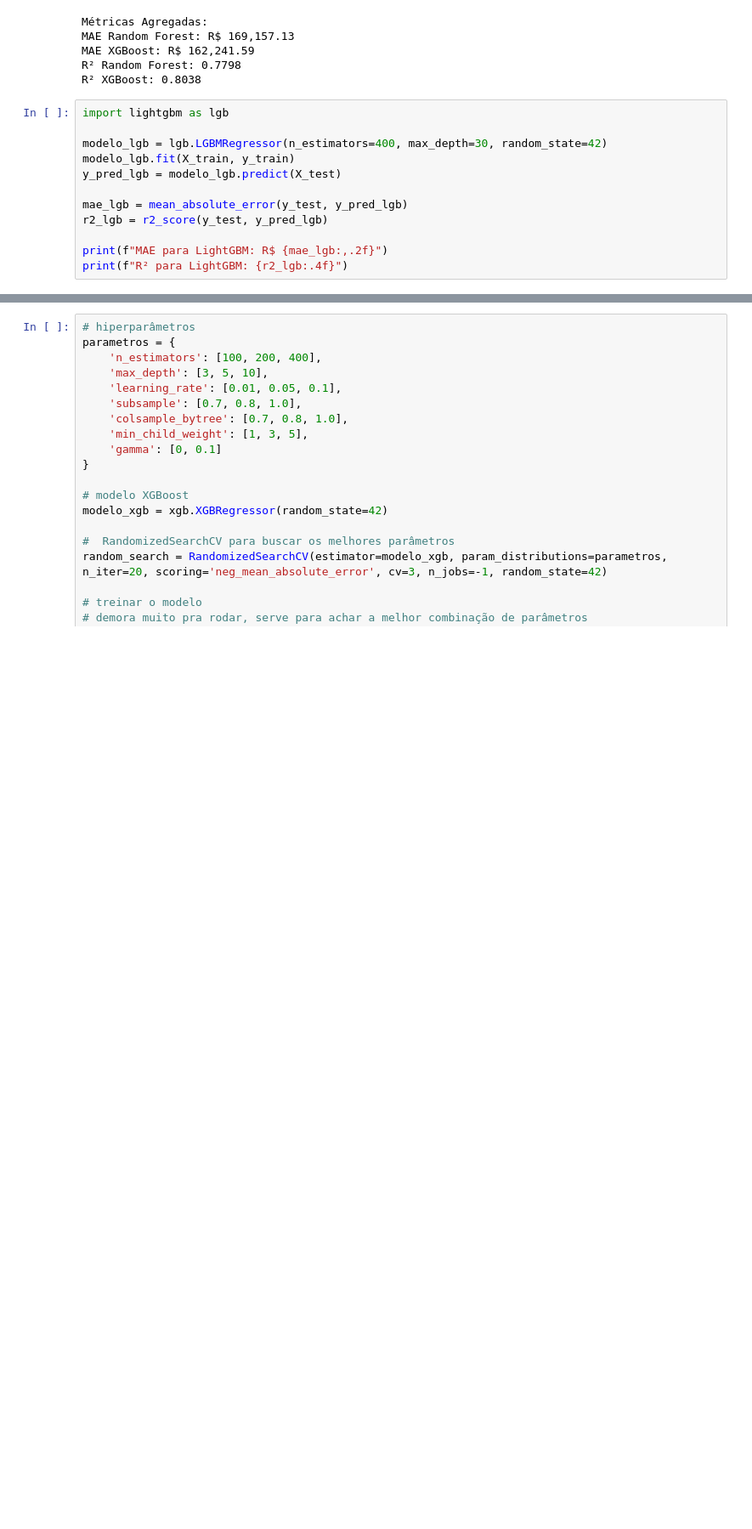
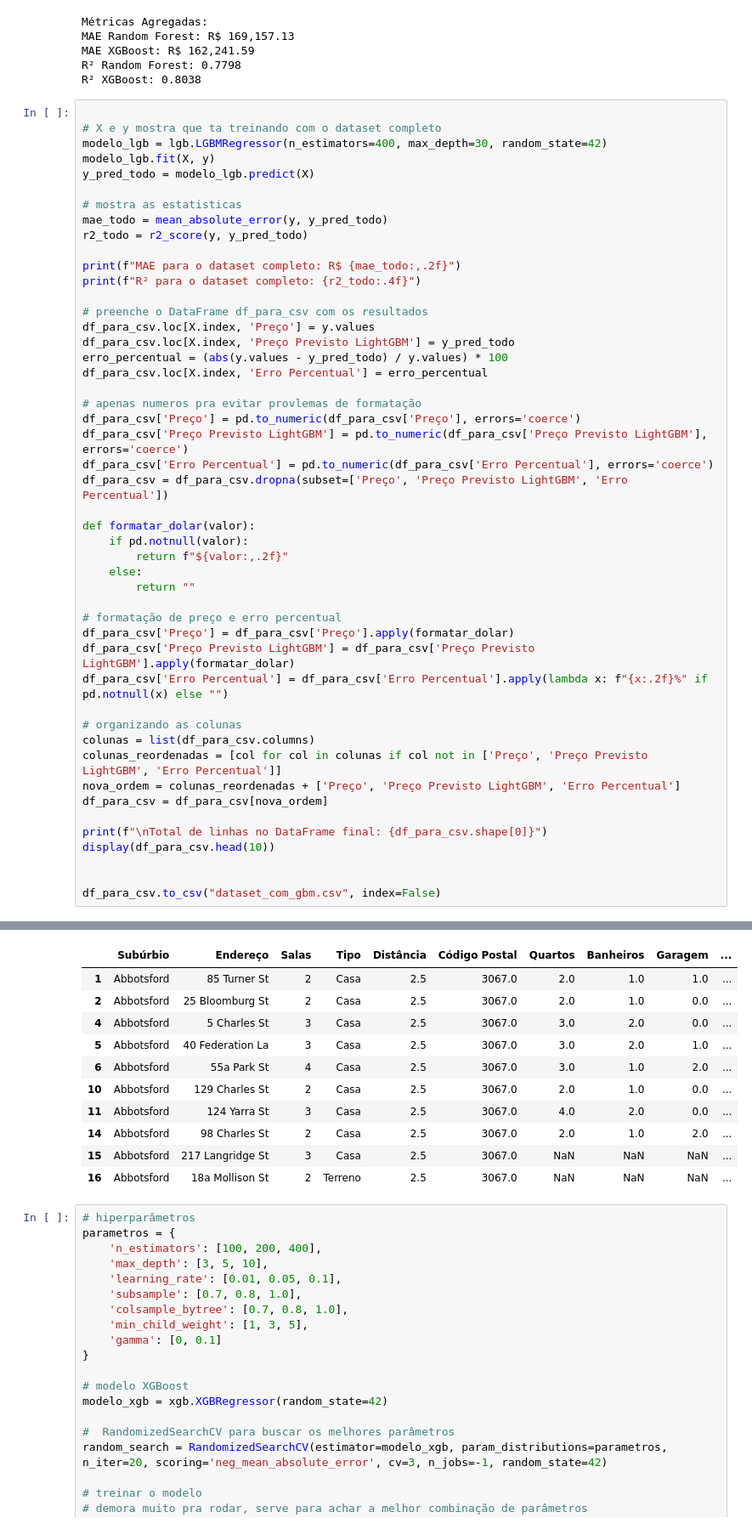
Before and after one commit to DanielFilho16/IA, a Jupyter notebook: src/dados.ipynb, the cells around one changed output, grey strips where cells are left out. Shown: that part at 85% size. Cells and saved outputs as stored; diff of their text form; blank space fills up the shorter version.

```diff
--- a/src/dados.ipynb
+++ b/src/dados.ipynb
@@ -388,16 +358,52 @@ MAE XGBoost: R$ 162,241.59
 R² Random Forest: 0.7798
 R² XGBoost: 0.8038
 # %%
-import lightgbm as lgb
 
+# X e y mostra que ta treinando com o dataset completo
 modelo_lgb = lgb.LGBMRegressor(n_estimators=400, max_depth=30, random_state=42)
-modelo_lgb.fit(X_train, y_train)
-y_pred_lgb = modelo_lgb.predict(X_test)
+modelo_lgb.fit(X, y)
+y_pred_todo = modelo_lgb.predict(X)
 
-mae_lgb = mean_absolute_error(y_test, y_pred_lgb)
-r2_lgb = r2_score(y_test, y_pred_lgb)
+# mostra as estatisticas
+mae_todo = mean_absolute_error(y, y_pred_todo)
+r2_todo = r2_score(y, y_pred_todo)
 
-print(f"MAE para LightGBM: R$ {mae_lgb:,.2f}")
-print(f"R² para LightGBM: {r2_lgb:.4f}")
+print(f"MAE para o dataset completo: R$ {mae_todo:,.2f}")
+print(f"R² para o dataset completo: {r2_todo:.4f}")
+
+# preenche o DataFrame df_para_csv com os resultados
+df_para_csv.loc[X.index, 'Preço'] = y.values
+df_para_csv.loc[X.index, 'Preço Previsto LightGBM'] = y_pred_todo
+erro_percentual = (abs(y.values - y_pred_todo) / y.values) * 100
+df_para_csv.loc[X.index, 'Erro Percentual'] = erro_percentual
+
+# apenas numeros pra evitar provlemas de formatação
+df_para_csv['Preço'] = pd.to_numeric(df_para_csv['Preço'], errors='coerce')
+df_para_csv['Preço Previsto LightGBM'] = pd.to_numeric(df_para_csv['Preço Previsto LightGBM'], errors='coerce')
+df_para_csv['Erro Percentual'] = pd.to_numeric(df_para_csv['Erro Percentual'], errors='coerce')
+df_para_csv = df_para_csv.dropna(subset=['Preço', 'Preço Previsto LightGBM', 'Erro Percentual'])
+
+def formatar_dolar(valor):
+    if pd.notnull(valor):
+        return f"${valor:,.2f}"
+    else:
+        return ""
+
+# formatação de preço e erro percentual
+df_para_csv['Preço'] = df_para_csv['Preço'].apply(formatar_dolar)
+df_para_csv['Preço Previsto LightGBM'] = df_para_csv['Preço Previsto LightGBM'].apply(formatar_dolar)
+df_para_csv['Erro Percentual'] = df_para_csv['Erro Percentual'].apply(lambda x: f"{x:.2f}%" if pd.notnull(x) else "")
+
+# organizando as colunas
+colunas = list(df_para_csv.columns)
+colunas_reordenadas = [col for col in colunas if col not in ['Preço', 'Preço Previsto LightGBM', 'Erro Percentual']]
+nova_ordem = colunas_reordenadas + ['Preço', 'Preço Previsto LightGBM', 'Erro Percentual']
+df_para_csv = df_para_csv[nova_ordem]
+
+print(f"\nTotal de linhas no DataFrame final: {df_para_csv.shape[0]}")
+display(df_para_csv.head(10))
+
+
+df_para_csv.to_csv("dataset_com_gbm.csv", index=False)
 # %% [output]
 [LightGBM] [Warning] Found whitespace in feature_names, replace with underlines
@@ -412,3 +419,14 @@ R² para LightGBM: 0.8018
+|  | Subúrbio | Endereço | Salas | Tipo | Distância | Código Postal | Quartos | Banheiros | Garagem | ... |
+| 1 | Abbotsford | 85 Turner St | 2 | Casa | 2.5 | 3067.0 | 2.0 | 1.0 | 1.0 | ... |
+| 2 | Abbotsford | 25 Bloomburg St | 2 | Casa | 2.5 | 3067.0 | 2.0 | 1.0 | 0.0 | ... |
+| 4 | Abbotsford | 5 Charles St | 3 | Casa | 2.5 | 3067.0 | 3.0 | 2.0 | 0.0 | ... |
+| 5 | Abbotsford | 40 Federation La | 3 | Casa | 2.5 | 3067.0 | 3.0 | 2.0 | 1.0 | ... |
+| 6 | Abbotsford | 55a Park St | 4 | Casa | 2.5 | 3067.0 | 3.0 | 1.0 | 2.0 | ... |
+| 10 | Abbotsford | 129 Charles St | 2 | Casa | 2.5 | 3067.0 | 2.0 | 1.0 | 0.0 | ... |
+| 11 | Abbotsford | 124 Yarra St | 3 | Casa | 2.5 | 3067.0 | 4.0 | 2.0 | 0.0 | ... |
+| 14 | Abbotsford | 98 Charles St | 2 | Casa | 2.5 | 3067.0 | 2.0 | 1.0 | 2.0 | ... |
+| 15 | Abbotsford | 217 Langridge St | 3 | Casa | 2.5 | 3067.0 | NaN | NaN | NaN | ... |
+| 16 | Abbotsford | 18a Mollison St | 2 | Terreno | 2.5 | 3067.0 | NaN | NaN | NaN | ... |
 # %%
 # hiperparâmetros
 parametros = {
```
Also changed, not shown: parts of 4 cells of this notebook, 1 other file.
